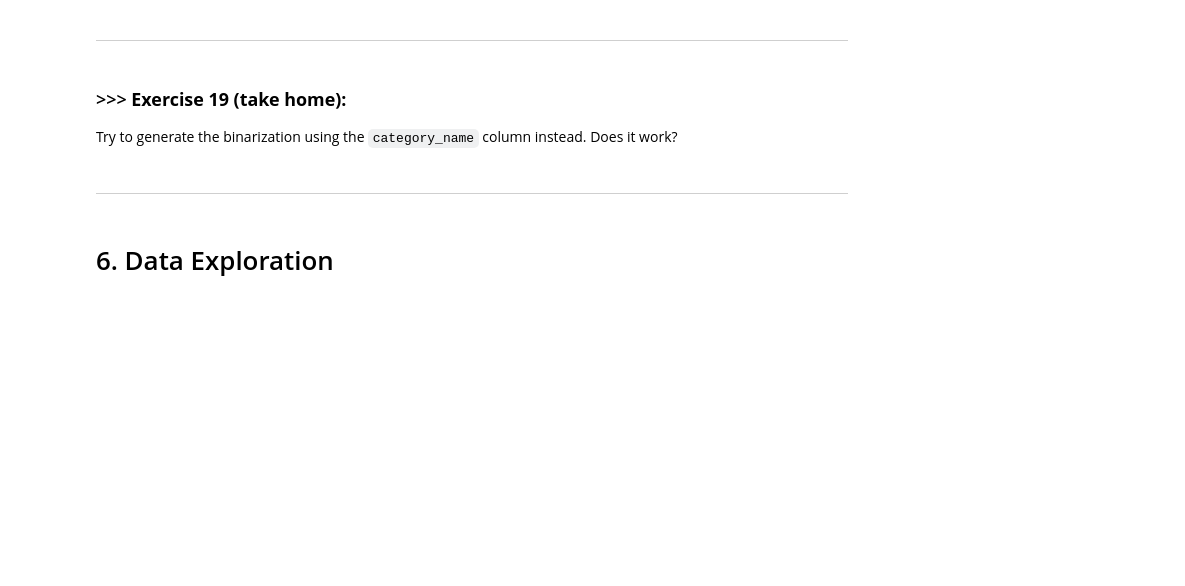
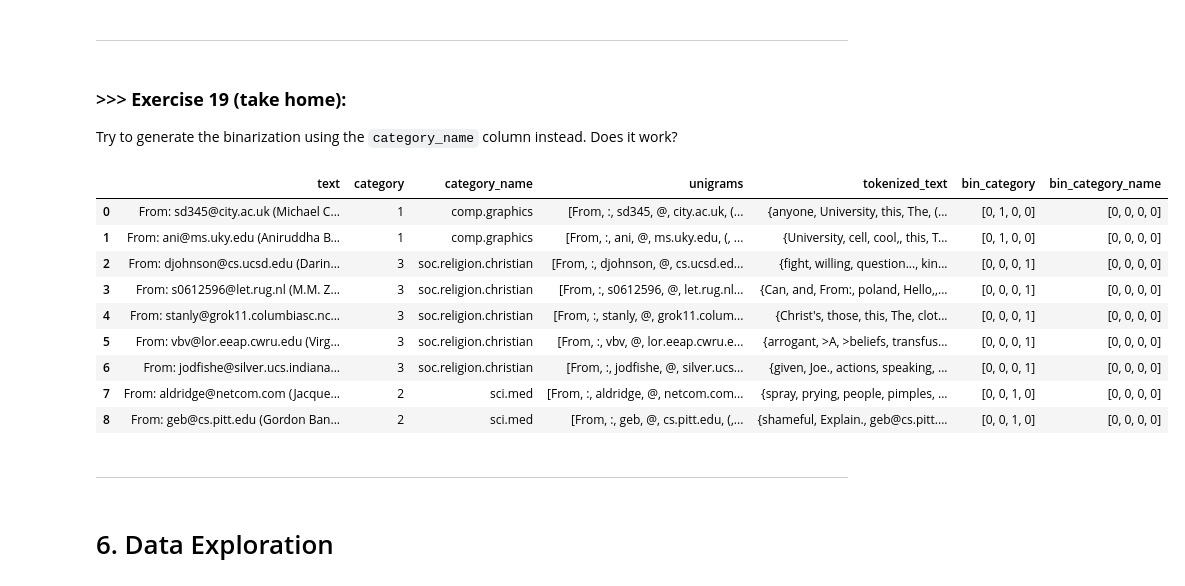
Before and after one commit to Nattapat140/DM2025-Lab1-Exercise, a Jupyter notebook: DM2025-Lab1-Master.ipynb, the cells around one changed output. Cells and saved outputs as stored; diff of their text form; code cells hidden in the pictures; blank space fills up the shorter version.

```diff
--- a/DM2025-Lab1-Master.ipynb
+++ b/DM2025-Lab1-Master.ipynb
@@ -1967,3 +2375,20 @@ Try to generate the binarization using the `category_name` column instead. Does
+# %%
+# Answer here
+X['bin_category_name'] = mlb.transform(X['category_name']).tolist()
+X[0:9]
+
+# No it doesnt work
+# %% [output]
+|  | text | category | category_name | unigrams | tokenized_text | bin_category | bin_category_name |
+| 0 | From: sd345@city.ac.uk (Michael C... | 1 | comp.graphics | [From, :, sd345, @, city.ac.uk, (... | {anyone, University, this, The, (... | [0, 1, 0, 0] | [0, 0, 0, 0] |
+| 1 | From: ani@ms.uky.edu (Aniruddha B... | 1 | comp.graphics | [From, :, ani, @, ms.uky.edu, (, ... | {University, cell, cool,, this, T... | [0, 1, 0, 0] | [0, 0, 0, 0] |
+| 2 | From: djohnson@cs.ucsd.edu (Darin... | 3 | soc.religion.christian | [From, :, djohnson, @, cs.ucsd.ed... | {fight, willing, question..., kin... | [0, 0, 0, 1] | [0, 0, 0, 0] |
+| 3 | From: s0612596@let.rug.nl (M.M. Z... | 3 | soc.religion.christian | [From, :, s0612596, @, let.rug.nl... | {Can, and, From:, poland, Hello,,... | [0, 0, 0, 1] | [0, 0, 0, 0] |
+| 4 | From: stanly@grok11.columbiasc.nc... | 3 | soc.religion.christian | [From, :, stanly, @, grok11.colum... | {Christ's, those, this, The, clot... | [0, 0, 0, 1] | [0, 0, 0, 0] |
+| 5 | From: vbv@lor.eeap.cwru.edu (Virg... | 3 | soc.religion.christian | [From, :, vbv, @, lor.eeap.cwru.e... | {arrogant, >A, >beliefs, transfus... | [0, 0, 0, 1] | [0, 0, 0, 0] |
+| 6 | From: jodfishe@silver.ucs.indiana... | 3 | soc.religion.christian | [From, :, jodfishe, @, silver.ucs... | {given, Joe., actions, speaking, ... | [0, 0, 0, 1] | [0, 0, 0, 0] |
+| 7 | From: aldridge@netcom.com (Jacque... | 2 | sci.med | [From, :, aldridge, @, netcom.com... | {spray, prying, people, pimples, ... | [0, 0, 1, 0] | [0, 0, 0, 0] |
+| 8 | From: geb@cs.pitt.edu (Gordon Ban... | 2 | sci.med | [From, :, geb, @, cs.pitt.edu, (,... | {shameful, Explain., geb@cs.pitt.... | [0, 0, 1, 0] | [0, 0, 0, 0] |
 # %% [markdown]
 ---
 # %% [markdown]
```
Also changed, not shown: parts of 65 cells of this notebook, 3 other files.
